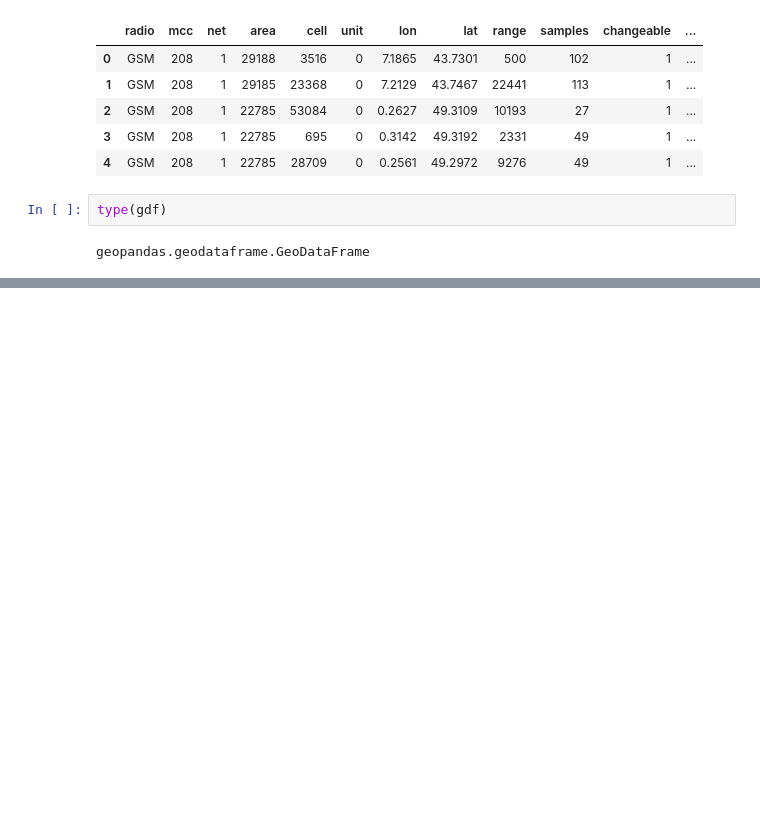
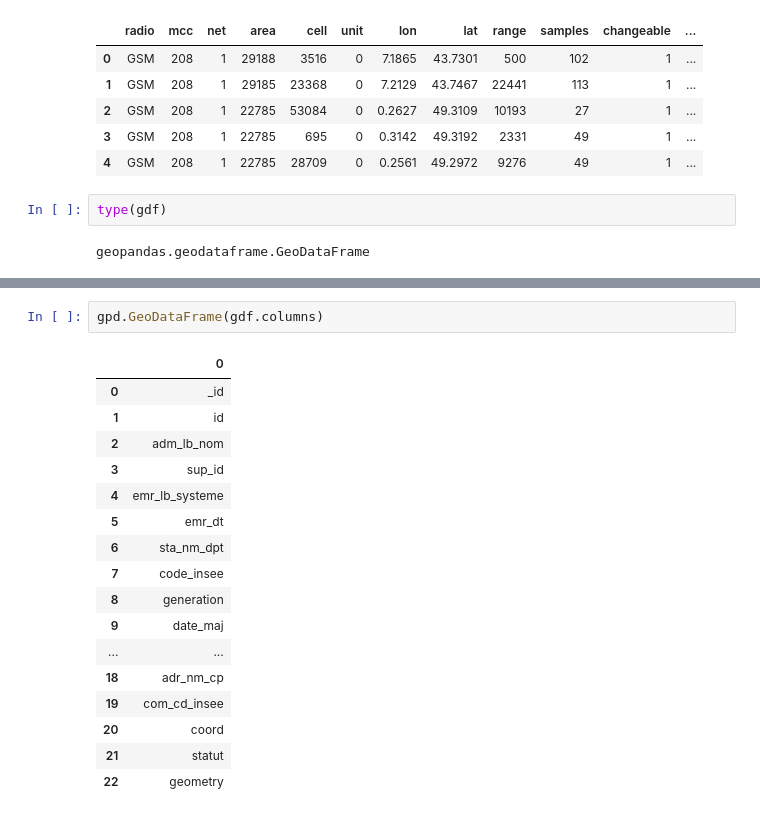
Before and after one commit to yzpt/cell_towers, a Jupyter notebook: 1.0.extract.ipynb, the cells around one changed output, grey strips where cells are left out. Drawn from its saved outputs; the diff is of its cells as text; blank space fills up the shorter version.

```diff
--- a/1.0.extract.ipynb
+++ b/1.0.extract.ipynb
@@ -198,0 +251,20 @@ geopandas.geodataframe.GeoDataFrame
+# %%
+gpd.GeoDataFrame(gdf.columns)
+# %% [output]
+|  | 0 |
+| 0 | _id |
+| 1 | ﻿id |
+| 2 | adm_lb_nom |
+| 3 | sup_id |
+| 4 | emr_lb_systeme |
+| 5 | emr_dt |
+| 6 | sta_nm_dpt |
+| 7 | code_insee |
+| 8 | generation |
+| 9 | date_maj |
+| ... | ... |
+| 18 | adr_nm_cp |
+| 19 | com_cd_insee |
+| 20 | coord |
+| 21 | statut |
+| 22 | geometry |
```
Also changed, not shown: parts of 19 cells of this notebook, 4 other files.
